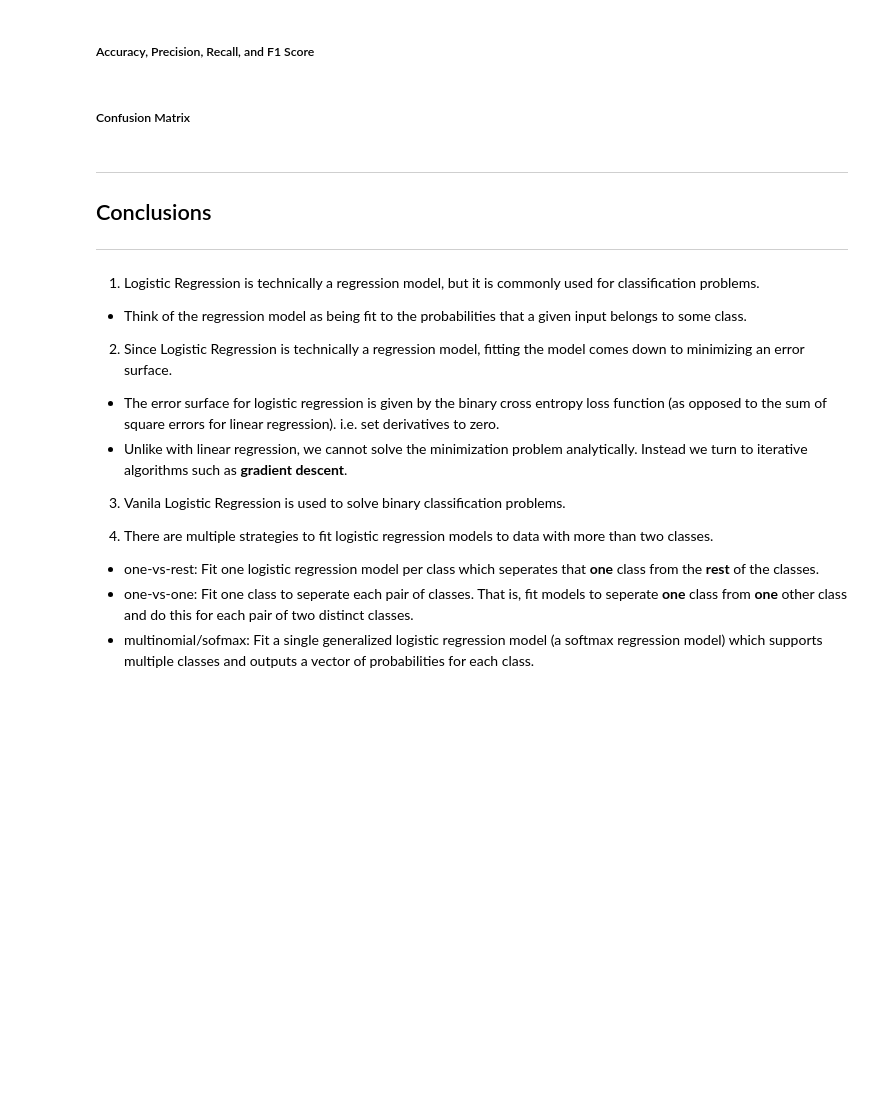
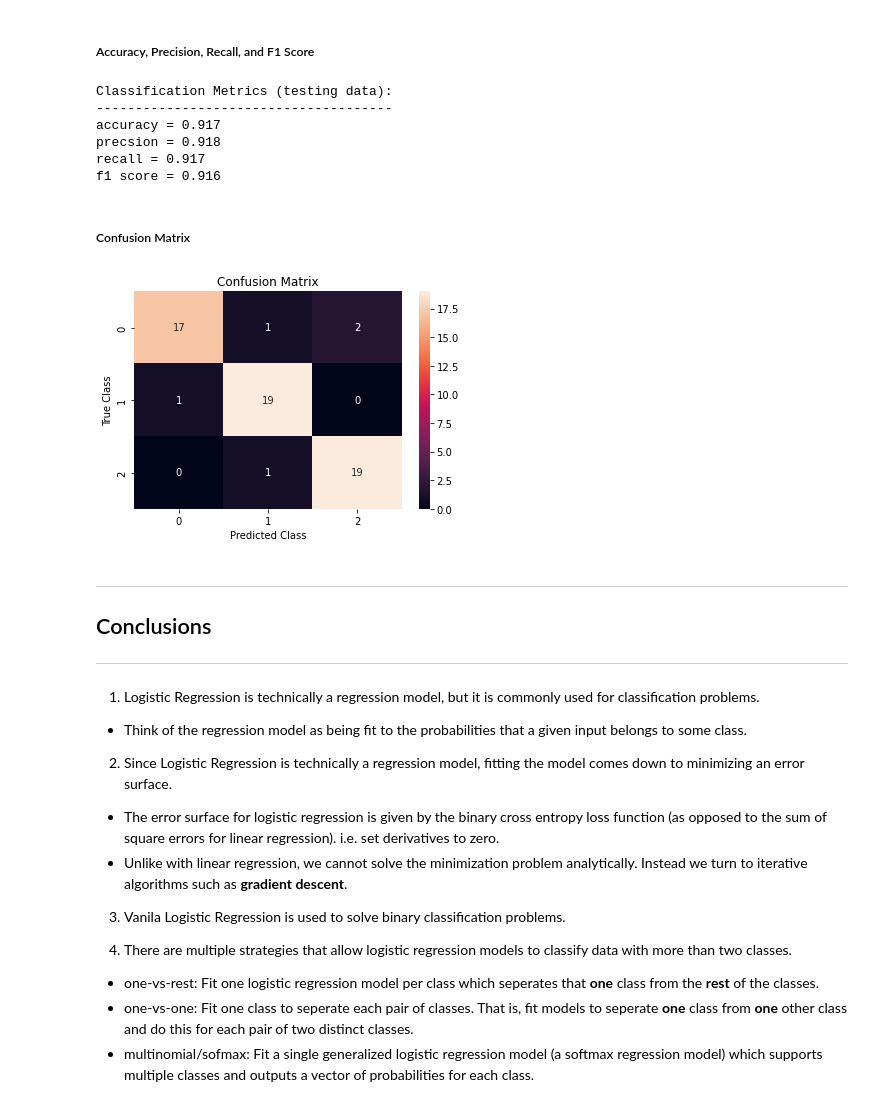
Before and after one commit to jacobdwatters/Machine-Learning-Basics, a Jupyter notebook: logistic_regression/01_logistic_regression_numpy.ipynb, the cells around one changed output. Drawn from its saved outputs; the diff is of its cells as text; code cells hidden in the pictures; blank space fills up the shorter version.

```diff
--- a/logistic_regression/01_logistic_regression_numpy.ipynb
+++ b/logistic_regression/01_logistic_regression_numpy.ipynb
@@ -656,7 +674,7 @@ class LogisticRegresionOVO():
     self.num_models = self.n*(self.n-1)//2
     self.logreg_models = [LogisticRegression(self.lr, self.iterations) for i in range(self.num_models)]
 
-    self.class_list = [[0, 0]]*self.num_models
+    self.class_list = [[]]*self.num_models
     i = 0
     j = 1
 
@@ -666,7 +684,7 @@ class LogisticRegresionOVO():
       y_ovo_split = y_pair[~np.all(y_pair==0, axis=1)]
 
       self.logreg_models[i].fit(X_ovo_split, y_ovo_split[:, 0].reshape(-1, 1))
-      self.class_list[i] = [i%self.n, j%self.n]
+      self.class_list[i] = [i%self.n+1, j%self.n+1]
 
       i+=1
       j+=1
@@ -678,10 +696,20 @@ class LogisticRegresionOVO():
   def predict(self, X):
     ### TODO: This is not correct....
     preds = np.column_stack([np.round(m.predict_proba(X)) for m in self.logreg_models])
-    print('classes:', self.class_list)
-    print(preds)
 
-    return np.array([np.argmax(np.bincount(xi.astype(int))) for xi in preds])
+    class_votes = np.ma.masked_equal(
+          preds*self.class_list, 0
+        ).compressed().reshape(len(preds), self.n) - 1
+
+    # print(preds)
+    # print(
+    #     np.ma.masked_equal(
+    #       preds*self.class_list, 0
+    #     )
+    # )
+
+    class_preds = np.array([np.bincount(xi.astype(int)).argmax() for xi in class_votes])
+    return class_preds
 
   def __str__(self):
     model_str = ''
@@ -813,7 +867,7 @@ print('Model parameters:\n', np.round(softreg.w, 3))
 # %% [markdown]
 #### Use Fit Model to Make Predictions on the Testing Data
 # %%
-y_pred4 = softreg.predict(X_test3)
+y_pred5 = softreg.predict(X_test3)
 
 print('Actual Classes:', np.argmax(y_test3, axis=1))
-print('Predicted Classes:', y_pred4)
+print('Predicted Classes:', y_pred5)
@@ -854,23 +915,32 @@ plt.show()
 # %% [markdown]
 ##### Accuracy, Precision, Recall, and F1 Score
 # %%
-y_pred4_onehot = one_hot_encode(y_pred4)
+y_pred5_onehot = one_hot_encode(y_pred5)
 
 print('Classification Metrics (testing data):\n' + '-'*38)
-print('accuracy = %.3f' % accuracy(y_test3_class, y_pred4))
-print('precsion = %.3f' % precision_mult(y_test3, y_pred4_onehot))
-print('recall = %.3f' % recall_mult(y_test3, y_pred4_onehot))
-print('f1 score = %.3f' % f1_mult(y_test3, y_pred4_onehot))
+print('accuracy = %.3f' % accuracy(y_test3_class, y_pred5))
+print('precsion = %.3f' % precision_mult(y_test3, y_pred5_onehot))
+print('recall = %.3f' % recall_mult(y_test3, y_pred5_onehot))
+print('f1 score = %.3f' % f1_mult(y_test3, y_pred5_onehot))
+# %% [output]
+Classification Metrics (testing data):
+--------------------------------------
+accuracy = 0.917
+precsion = 0.918
+recall = 0.917
+f1 score = 0.916
 # %% [markdown]
 ##### Confusion Matrix
 # %%
-cf = conf_mat(y_test3_class, y_pred4)
+cf = conf_mat(y_test3_class, y_pred5)
 
 sns.heatmap(cf, annot=True)
 plt.title('Confusion Matrix')
 plt.ylabel('True Class')
 plt.xlabel('Predicted Class')
 plt.show()
+# %% [output]
+[figure, added]
 # %% [markdown]
 ---
 
@@ -887,7 +957,7 @@ plt.show()
 
 3. Vanila Logistic Regression is used to solve binary classification problems.
 
-4. There are multiple strategies to fit logistic regression models to data with more than two classes.
+4. There are multiple strategies that allow logistic regression models to classify data with more than two classes.
  - one-vs-rest: Fit one logistic regression model per class which seperates that **one** class from the **rest** of the classes.
  - one-vs-one: Fit one class to seperate each pair of classes. That is, fit models to seperate **one** class from **one** other class and do this for each pair of two distinct classes.
  - multinomial/sofmax: Fit a single generalized logistic regression model (a softmax regression model) which supports multiple classes and outputs a vector of probabilities for each class.
```
Also changed, not shown: parts of 22 cells of this notebook.
